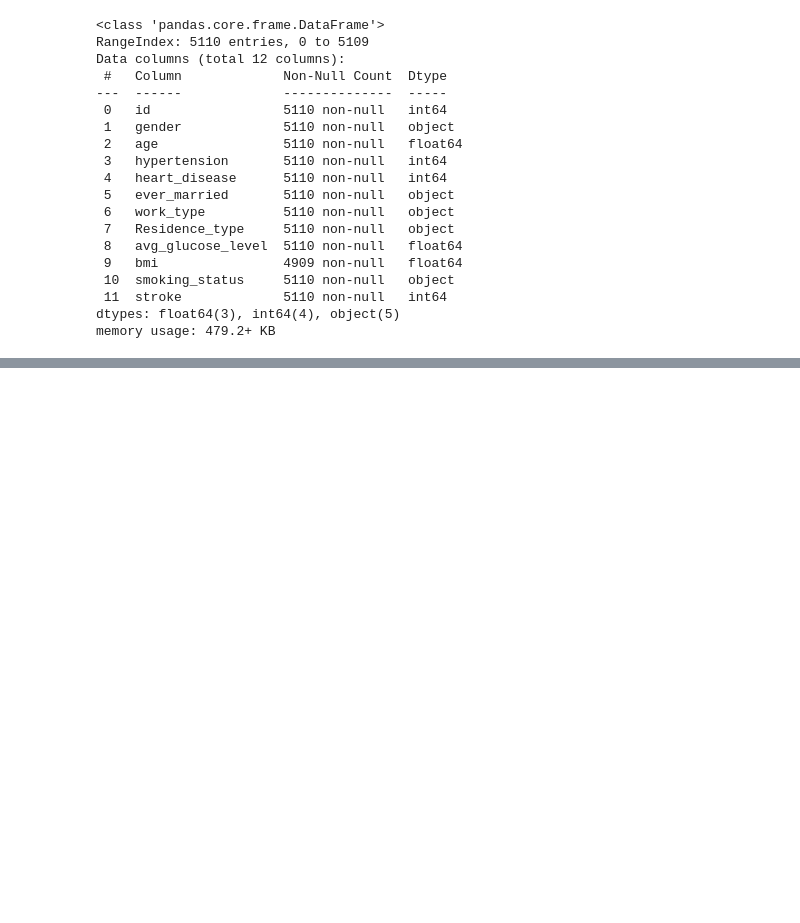
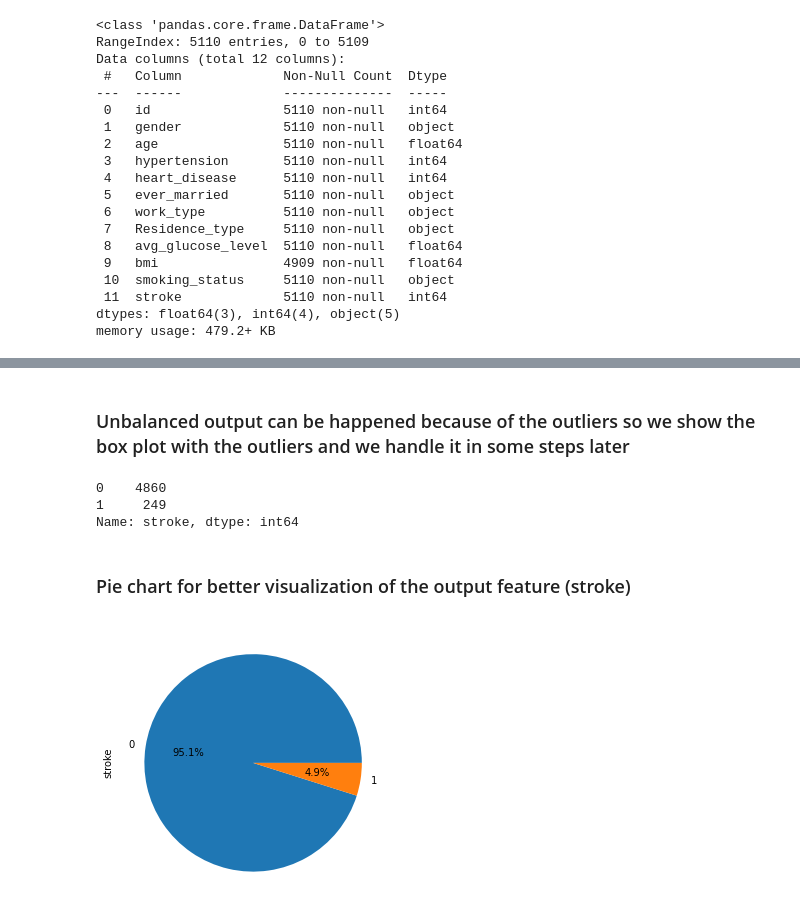
Before and after one commit to Nouran-saad/Stroke_Prediction_DT_Kmeans, a Jupyter notebook: Team4_18p4496_DataMiningProject.ipynb, the cells around one changed output, grey strips where cells are left out. Drawn from its saved outputs; the diff is of its cells as text; code cells hidden in the pictures; blank space fills up the shorter version.

```diff
--- a/Team4_18p4496_DataMiningProject.ipynb
+++ b/Team4_18p4496_DataMiningProject.ipynb
@@ -43,0 +124,2 @@ memory usage: 479.2+ KB
+# %%
+stroke_data.drop(labels=3116,axis=0,inplace=True)
@@ -43,0 +162,16 @@ memory usage: 479.2+ KB
+# %% [markdown]
+### Unbalanced output can be happened because of the outliers so we show the box plot with the outliers and we handle it in some steps later
+# %%
+stroke_data['stroke'].value_counts()
+# %% [output]
+0    4860
+1     249
+Name: stroke, dtype: int64
+# %% [markdown]
+### Pie chart for better visualization of the output feature (stroke)
+# %%
+plt.figure(figsize=(5,5))
+stroke_data['stroke'].value_counts().plot(kind='pie',autopct='%1.1f%%')
+plt.show()
+# %% [output]
+[figure, added]
```
Also changed, not shown: parts of 22 cells of this notebook.
